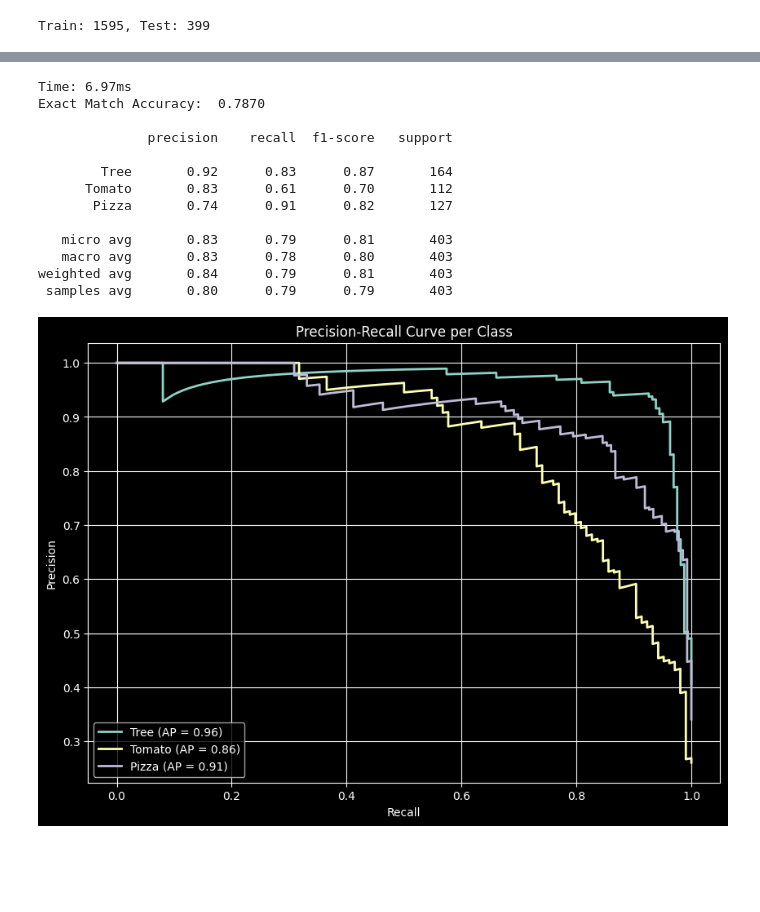
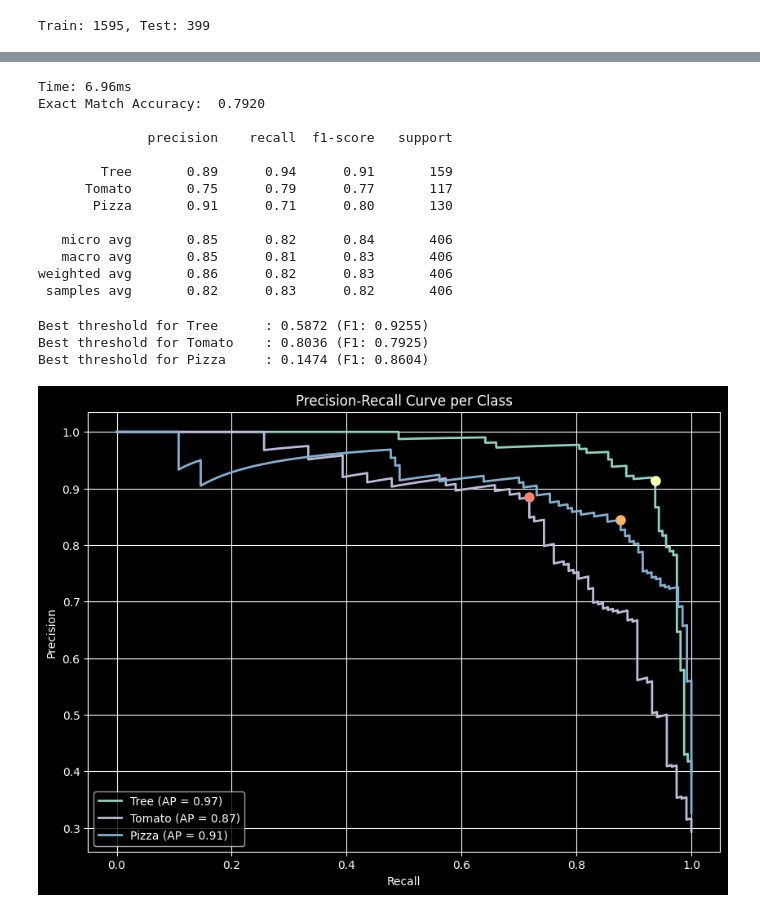
Before and after one commit to elvinukas/deep-learning, a Jupyter notebook: 2_ELVINAS_ŠVILPA_2312107.ipynb, the cells around one changed output, grey strips where cells are left out. Drawn from its saved outputs; the diff is of its cells as text; code cells hidden in the pictures; blank space fills up the shorter version.

```diff
--- a/2_ELVINAS_ŠVILPA_2312107.ipynb
+++ b/2_ELVINAS_ŠVILPA_2312107.ipynb
@@ -123,26 +123,34 @@ Total samples with at least one label: 1994
 import torch
 import torch.nn as nn
 
+# naudoti mps, nes macbookas, yra specialiai skirtas device'as machine learningui
 print(torch.backends.mps.is_available())
 device = torch.device('mps')
 print(device)
 
+# klasifikacijos modelis
 class ClassificationModel(nn.Module):
     def __init__(self):
         super(ClassificationModel, self).__init__()
 
+        # modelio zingsniai einantys vienas po kito
         self.steps = nn.Sequential(
-            nn.Conv2d(3, 8, kernel_size=3, padding='same'), # 3 -> 8
-            nn.BatchNorm2d(8),
-            nn.ReLU(),
+            nn.Conv2d(3, 8, kernel_size=3, padding='same'), # 3 inputai -> 8 outputai
+            # kernel_size -> 3x3 langas
+            nn.BatchNorm2d(8), # gera praktika normalizuoti, kad butu geriau mokomasi
+            nn.ReLU(), # palaiko teigiamas reiksmes, neigiamos virsta i nuli. Padeda mokytis.
             nn.Conv2d(8, 8, kernel_size=3, padding='same'), # 8 -> 8
             nn.BatchNorm2d(8),
             nn.ReLU(),
-            nn.MaxPool2d(2, 2),   # 128x128 → 64x64
+            nn.MaxPool2d(2, 2),   # 128x128 → 64x64 sumazina paveiksliuka
+
+
             nn.Conv2d(8, 16, kernel_size=3, padding='same'), # 8 -> 16
             nn.BatchNorm2d(16),
             nn.ReLU(),
             nn.MaxPool2d(2, 2), # 64x64 -> 32x32
+
+
             nn.Conv2d(16, 16, kernel_size=3, padding='same'), # 16 -> 16
             nn.BatchNorm2d(16),
             nn.ReLU(),
@@ -150,11 +158,14 @@ class ClassificationModel(nn.Module):
             nn.BatchNorm2d(16),
             nn.ReLU(),
             nn.MaxPool2d(2, 2),   # 32x32 -> 16x16
-            nn.Flatten(),
-            nn.Linear(16 * 16 * 16, 64),
+
+
+            nn.Flatten(), # 1D vektorius
+            nn.Linear(16 * 16 * 16, 64), # is 4096 inputo paverciama i 64 outputs
             nn.ReLU(),
-            nn.Dropout(0.35),       # dropout, kad butu mokomasi, nes butu overfitting
-            nn.Linear(64, 3)
+            #nn.Dropout(0.35),       # dropout, kad butu mokomasi, nes butu overfitting
+                                    # turejo blogesni efekta negu norejau
+            nn.Linear(64, 3) # is 64 inputs -> 3 outputs
         )
 
     def forward(self, x):
@@ -342,19 +359,19 @@ Pizza     : 136 (34.1%)
 # %%
 evaluate(model, test_loader, 0.5)
 # %% [output]
-Time: 6.97ms
-Exact Match Accuracy:  0.7870
+Time: 6.96ms
+Exact Match Accuracy:  0.7920
 
               precision    recall  f1-score   support
 
-        Tree       0.92      0.83      0.87       164
-      Tomato       0.83      0.61      0.70       112
-       Pizza       0.74      0.91      0.82       127
+        Tree       0.89      0.94      0.91       159
+      Tomato       0.75      0.79      0.77       117
+       Pizza       0.91      0.71      0.80       130
 
-   micro avg       0.83      0.79      0.81       403
-   macro avg       0.83      0.78      0.80       403
-weighted avg       0.84      0.79      0.81       403
- samples avg       0.80      0.79      0.79       403
+   micro avg       0.85      0.82      0.84       406
+   macro avg       0.85      0.81      0.83       406
+weighted avg       0.86      0.82      0.83       406
+ samples avg       0.82      0.83      0.82       406
 # %%
 import matplotlib.pyplot as plt
 from sklearn.metrics import precision_recall_curve, average_precision_score
@@ -372,32 +389,44 @@ def plot_precision_recall(model, loader, class_names):
             labels = labels.to(device)
 
             logits = model(images)
             probs = torch.sigmoid(logits)  # sigmoide, nes daugelis zymenu
 
             all_probs.append(probs.cpu())
             all_labels.append(labels.cpu())
 
     # concat viska
     y_scores = torch.cat(all_probs).numpy()  # prognozes
     y_true = torch.cat(all_labels).numpy()   # tiesos
 
 
     plt.figure(figsize=(10, 7))
 
     # kiekvienai klasei po linija
     for i, class_name in enumerate(class_names):
-        precision, recall, _ = precision_recall_curve(y_true[:, i], y_scores[:, i])
+        precision, recall, thresholds = precision_recall_curve(y_true[:, i], y_scores[:, i])
+
+        f1_scores = 2 * (precision[:-1] * recall[:-1]) / (precision[:-1] + recall[:-1])
+        best_idx = np.argmax(f1_scores)
+        best_threshold = thresholds[best_idx]
+        best_f1 = f1_scores[best_idx]
+
         average_precision = average_precision_score(y_true[:, i], y_scores[:, i])
 
         plt.plot(recall, precision, lw=2, label=f'{class_name} (AP = {average_precision:.2f})')
+
+        plt.plot(recall[best_idx], precision[best_idx], marker='o', markersize=8)
+        print(f"Best threshold for {class_name:10}: {best_threshold:.4f} (F1: {best_f1:.4f})")
 
     plt.xlabel("Recall")
     plt.ylabel("Precision")
     plt.title("Precision-Recall Curve per Class")
     plt.legend(loc="best")
     plt.grid(True)
     plt.show()
 
 plot_precision_recall(model, test_loader, classes)
 # %% [output]
+Best threshold for Tree      : 0.5872 (F1: 0.9255)
+Best threshold for Tomato    : 0.8036 (F1: 0.7925)
+Best threshold for Pizza     : 0.1474 (F1: 0.8604)
-[figure, old version]
+[figure, new version]
```
Also changed, not shown: parts of 9 cells of this notebook, 6 other files.
